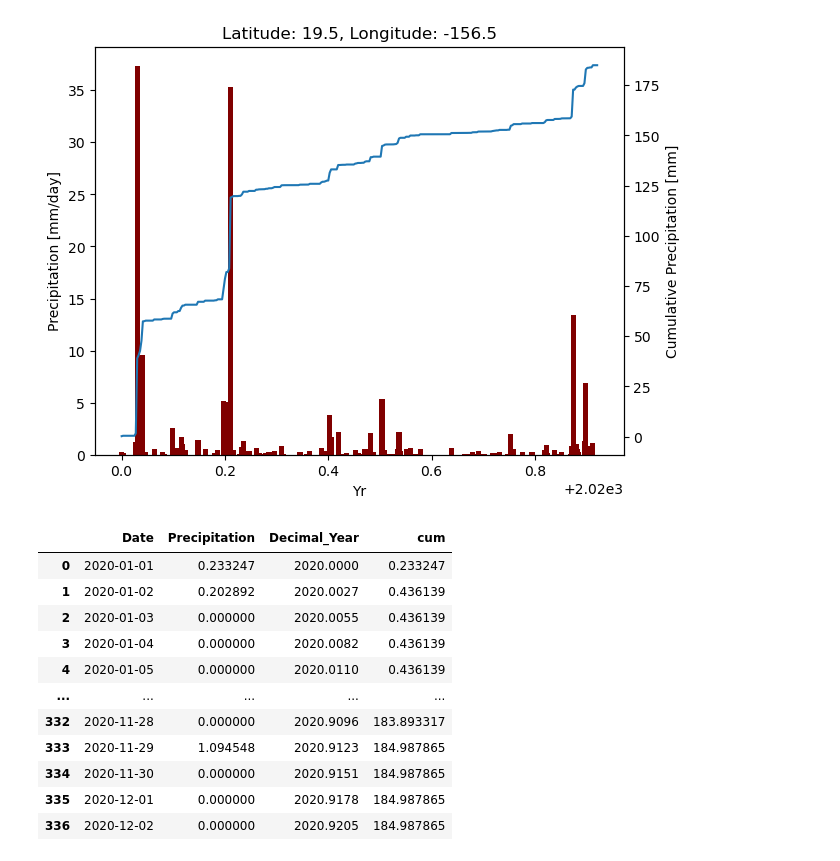
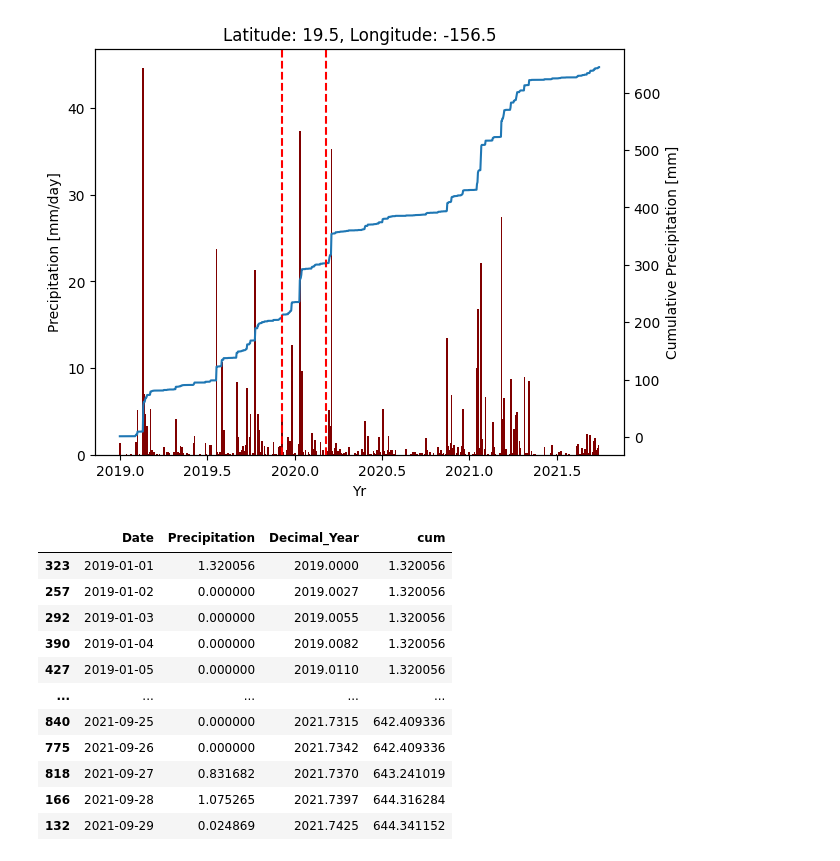
Before and after one commit to geodesymiami/rsmas_insar, a Jupyter notebook: minsar/utils/GetPrecipitation/get_precipitation_lalo.ipynb, the cells around one changed output. Cells and saved outputs as stored; diff of their text form; code cells hidden in the pictures.

Commit message:
added event on plot, corrected range date for download

```diff
--- a/minsar/utils/GetPrecipitation/get_precipitation_lalo.ipynb
+++ b/minsar/utils/GetPrecipitation/get_precipitation_lalo.ipynb
@@ -25,8 +25,8 @@ lat = round(19.479,1)
 lon = round(-156.5,1)
 
 #Format yyyy-dd-MM
-start_date = '2020-01-01'
-end_date = '2020-02-12'
+start_date = '2019-01-01'
+end_date = '2021-29-09'
 # %%
 def date_to_decimal_year(date_str):
     date_obj = datetime.strptime(date_str, '%Y-%m-%d')
@@ -314,11 +326,18 @@ def plot_precipitaion_nc4(longitude, latitude, start_date, end_date, folder, pat
             try:
 
                 #Converts file names within the data folder in date
-                sd = datetime.strptime(os.listdir(folder)[0].replace('.nc4',''),'%Y-%d-%m').date()
-                ed = datetime.strptime(os.listdir(folder)[-1].replace('.nc4',''),'%Y-%d-%m').date()
+                #biggest = [f for f in os.listdir(folder) if f.endswith('.nc4')]
+                biggest = datetime.strptime(os.listdir(folder)[-1].replace('.nc4',''),'%Y-%m-%d').date()
+                smallest = datetime.strptime(os.listdir(folder)[0].replace('.nc4',''),'%Y-%m-%d').date()
+                for file in os.listdir(folder):
+                    if file.endswith('.nc4') and datetime.strptime(file.replace('.nc4',''),'%Y-%m-%d').date() < smallest:
+                        smallest = datetime.strptime(file.replace('.nc4',''),'%Y-%m-%d').date()
+
+                    if file.endswith('.nc4') and datetime.strptime(file.replace('.nc4',''),'%Y-%m-%d').date() > biggest:
+                        biggest = datetime.strptime(file.replace('.nc4',''),'%Y-%m-%d').date()
 
                 #Create a range of dates with the name of the files within the data folder
-                file_date_list = pd.date_range(start = sd,end = ed).date
+                file_date_list = pd.date_range(start = smallest,end = biggest).date
 
                 #Check if the date range passed as input is within the date range created from the downloaded files
                 #if not, launch the download function
@@ -326,7 +345,6 @@ def plot_precipitaion_nc4(longitude, latitude, start_date, end_date, folder, pat
 
                     folder = dload_site_list_nc4(folder, path)
             except:
-
                 folder = dload_site_list_nc4(folder, path)
 
         '''
@@ -369,5 +387,7 @@ def plot_precipitaion_nc4(longitude, latitude, start_date, end_date, folder, pat
 
                 else: continue
 
+        finaldf = finaldf.sort_values(by='Date', ascending=True)
+
         return finaldf
 # %%
@@ -513,79 +517,52 @@ str
 # newdf["log180"] = np.log(newdf.roll180)
 # newdf['norm']=(newdf.Precipitation-newdf.Precipitation.min())/(newdf.Precipitation.max()-newdf.Precipitation.min())
 
-rainfalldfNoNull =newdf.dropna()
-
-# rainfalldfNoNull['DateTime'] = pd.to_datetime(rainfalldfNoNull['Date'], format='%Y-%m-%d')
-# rainfalldfNoNull['Decimal_Year'] = rainfalldfNoNull['Date'].apply(date_to_decimal_year)
-
-# plt.plot(rainfalldfNoNull.DateTime, rainfalldfNoNull.Precipitation)
-# plt.gca().xaxis.set_major_locator(dt.DayLocator(interval=50))
-# plt.xticks(rotation=90)
-
-# plt.show
-
-
-    # Convert the date string to a datetime object
-#     try:
-#         date = datetime.strptime(date_str, '%Y-%m-%d')
-#     except ValueError:
-#         # Skip entries with incorrect date strings
-#         print(f"Skipping entry with incorrect date string: {date_str}")
-#         continue
-
-    # Calculate the week number for the current date
-#     week_number = date.isocalendar()[1]  # Get the ISO week number
-#     print(week_number)
-
-#     # If the week number is not in the weekly dictionary, add it with the current value
-#     if week_number not in weekly_dict:
-#         weekly_dict[week_number] = value
-#     else:
-#         # If the week number is already in the weekly dictionary, add the current value to it
-#         weekly_dict[week_number] += value
-
-
+rainfalldfNoNull = newdf.dropna()
 
 # Convert date strings to decimal years
 rainfalldfNoNull['Decimal_Year'] = rainfalldfNoNull['Date'].apply(date_to_decimal_year)
 
 
 rainfalldfNoNull["cum"] = rainfalldfNoNull.Precipitation.cumsum()
 
 fig, ax = plt.subplots(layout='constrained')
 
 # x = rainfalldfNoNull.Decimal_Year
 # y = rainfalldfNoNull.Precipitation
 
 plt.bar(rainfalldfNoNull.Decimal_Year, rainfalldfNoNull.Precipitation, color ='maroon',
         width = 0.01)
 
 plt.ylabel("Precipitation [mm/day]")
 
 rainfalldfNoNull.plot('Decimal_Year', 'cum', secondary_y=True, ax=ax)
 
 plt.title(f'Latitude: {lat}, Longitude: {lon}')
 ax.set_xlabel("Yr")
 ax.right_ax.set_ylabel("Cumulative Precipitation [mm]")
 
 ax.get_legend().remove()
 
 plt.xticks(rotation=90)
 
+#Eruptions
+plt.axvline(x = date_to_decimal_year('2020-03-06'), color='red', linestyle='--', label='Eruption Date')
+plt.axvline(x = date_to_decimal_year('2019-12-06'), color='red', linestyle='--', label='Eruption Date')
+
 # Data plot
 plt.show()
 rainfalldfNoNull
 # %% [output]
-[figure, old version]
+[figure, new version]
 |  | Date | Precipitation | Decimal_Year | cum |
-| 0 | 2020-01-01 | 0.233247 | 2020.0000 | 0.233247 |
-| 1 | 2020-01-02 | 0.202892 | 2020.0027 | 0.436139 |
-| 2 | 2020-01-03 | 0.000000 | 2020.0055 | 0.436139 |
-| 3 | 2020-01-04 | 0.000000 | 2020.0082 | 0.436139 |
-| 4 | 2020-01-05 | 0.000000 | 2020.0110 | 0.436139 |
+| 323 | 2019-01-01 | 1.320056 | 2019.0000 | 1.320056 |
+| 257 | 2019-01-02 | 0.000000 | 2019.0027 | 1.320056 |
+| 292 | 2019-01-03 | 0.000000 | 2019.0055 | 1.320056 |
+| 390 | 2019-01-04 | 0.000000 | 2019.0082 | 1.320056 |
+| 427 | 2019-01-05 | 0.000000 | 2019.0110 | 1.320056 |
 | ... | ... | ... | ... | ... |
-| 332 | 2020-11-28 | 0.000000 | 2020.9096 | 183.893317 |
-| 333 | 2020-11-29 | 1.094548 | 2020.9123 | 184.987865 |
-| 334 | 2020-11-30 | 0.000000 | 2020.9151 | 184.987865 |
-| 335 | 2020-12-01 | 0.000000 | 2020.9178 | 184.987865 |
-| 336 | 2020-12-02 | 0.000000 | 2020.9205 | 184.987865 |
+| 840 | 2021-09-25 | 0.000000 | 2021.7315 | 642.409336 |
+| 775 | 2021-09-26 | 0.000000 | 2021.7342 | 642.409336 |
+| 818 | 2021-09-27 | 0.831682 | 2021.7370 | 643.241019 |
+| 166 | 2021-09-28 | 1.075265 | 2021.7397 | 644.316284 |
+| 132 | 2021-09-29 | 0.024869 | 2021.7425 | 644.341152 |
```
Also changed, not shown: parts of 7 cells of this notebook.
